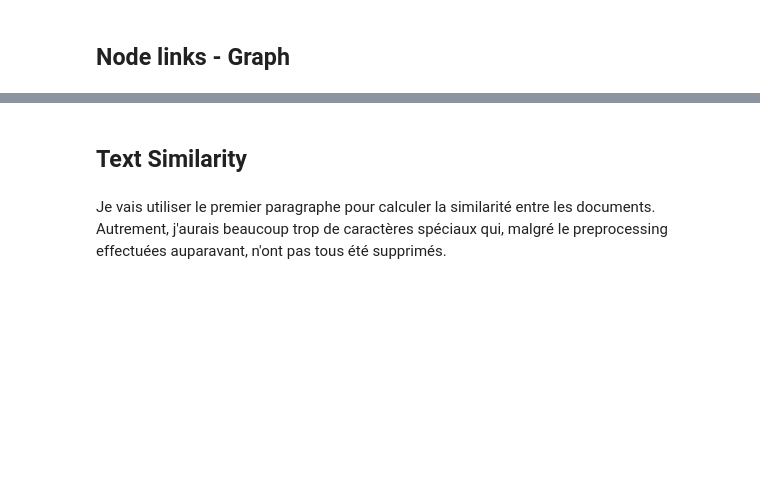
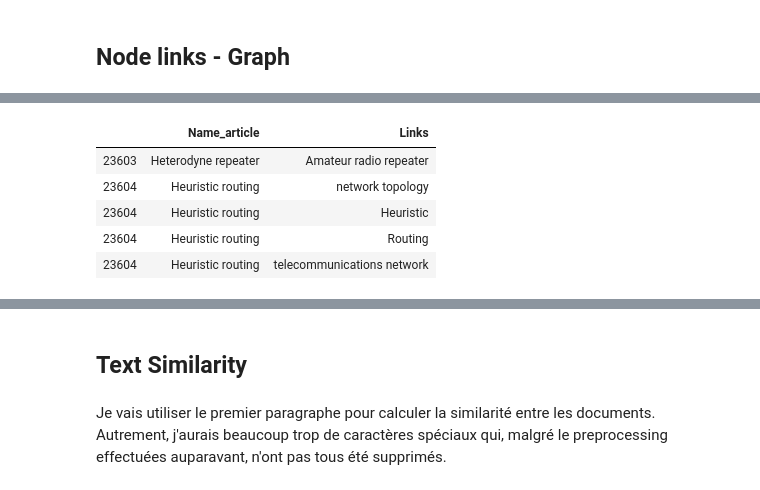
Before and after one commit to mahdicharif/PRIM, a Jupyter notebook: XML/testsXML.ipynb, the cells around one changed output, grey strips where cells are left out. Saved outputs shown, nothing was run; the diff lists cells and outputs as text; code cells hidden in the pictures; blank space fills up the shorter version.

```diff
--- a/XML/testsXML.ipynb
+++ b/XML/testsXML.ipynb
@@ -92 +99,10 @@ links_nodes = pd.read_csv("links_nodes.csv")
+# %%
+samp.head()
+# %% [output]
+|  | Name_article | Links |
+| 23603 | Heterodyne repeater | Amateur radio repeater |
+| 23604 | Heuristic routing | network topology |
+| 23604 | Heuristic routing | Heuristic |
+| 23604 | Heuristic routing | Routing |
+| 23604 | Heuristic routing | telecommunications network |
 # %%
```
Also changed, not shown: parts of 28 cells of this notebook, 2 other files.
